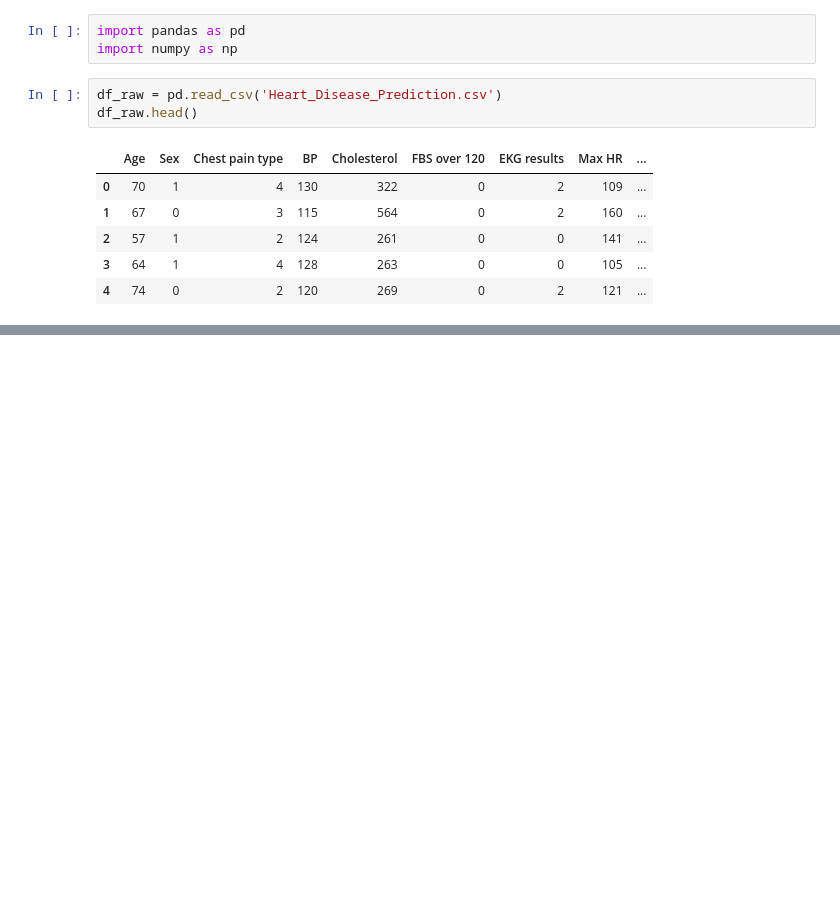
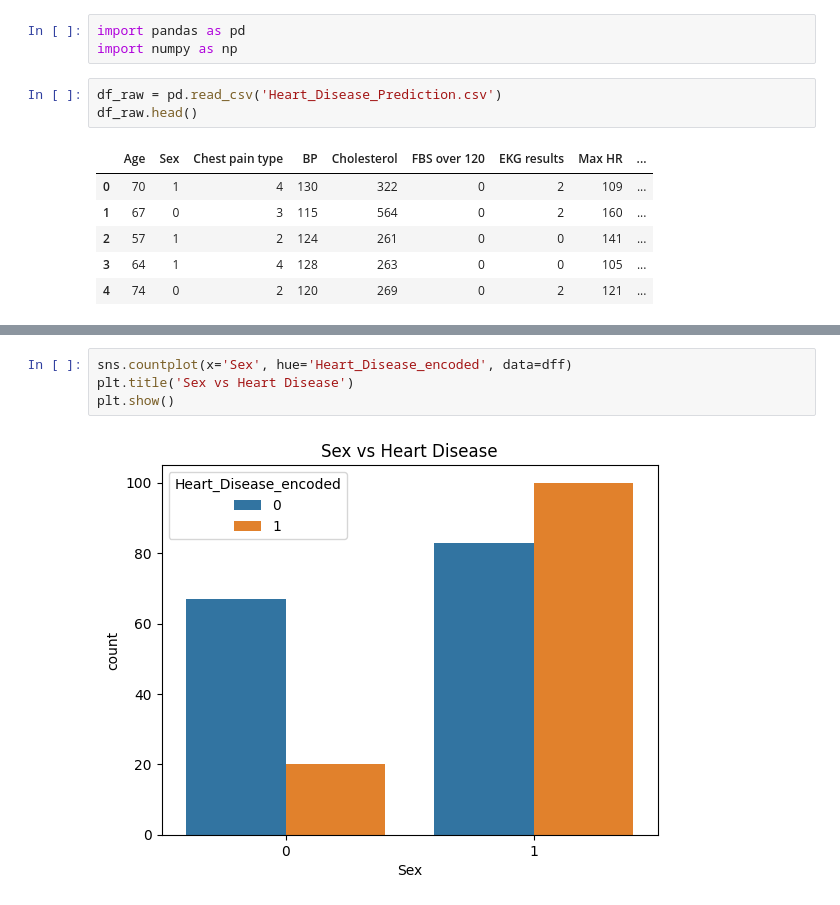
Before and after one commit to prashantjinwal/Data_Analysis, a Jupyter notebook: EDA/practice/Heart.ipynb, the cells around one changed output, grey strips where cells are left out. Saved outputs shown, nothing was run; the diff lists cells and outputs as text; blank space fills up the shorter version.

```diff
--- a/EDA/practice/Heart.ipynb
+++ b/EDA/practice/Heart.ipynb
@@ -78,0 +148,6 @@ df
+# %%
+sns.countplot(x='Sex', hue='Heart_Disease_encoded', data=dff)
+plt.title('Sex vs Heart Disease')
+plt.show()
+# %% [output]
+[figure, added]
```
Also changed, not shown: parts of 18 cells of this notebook.
